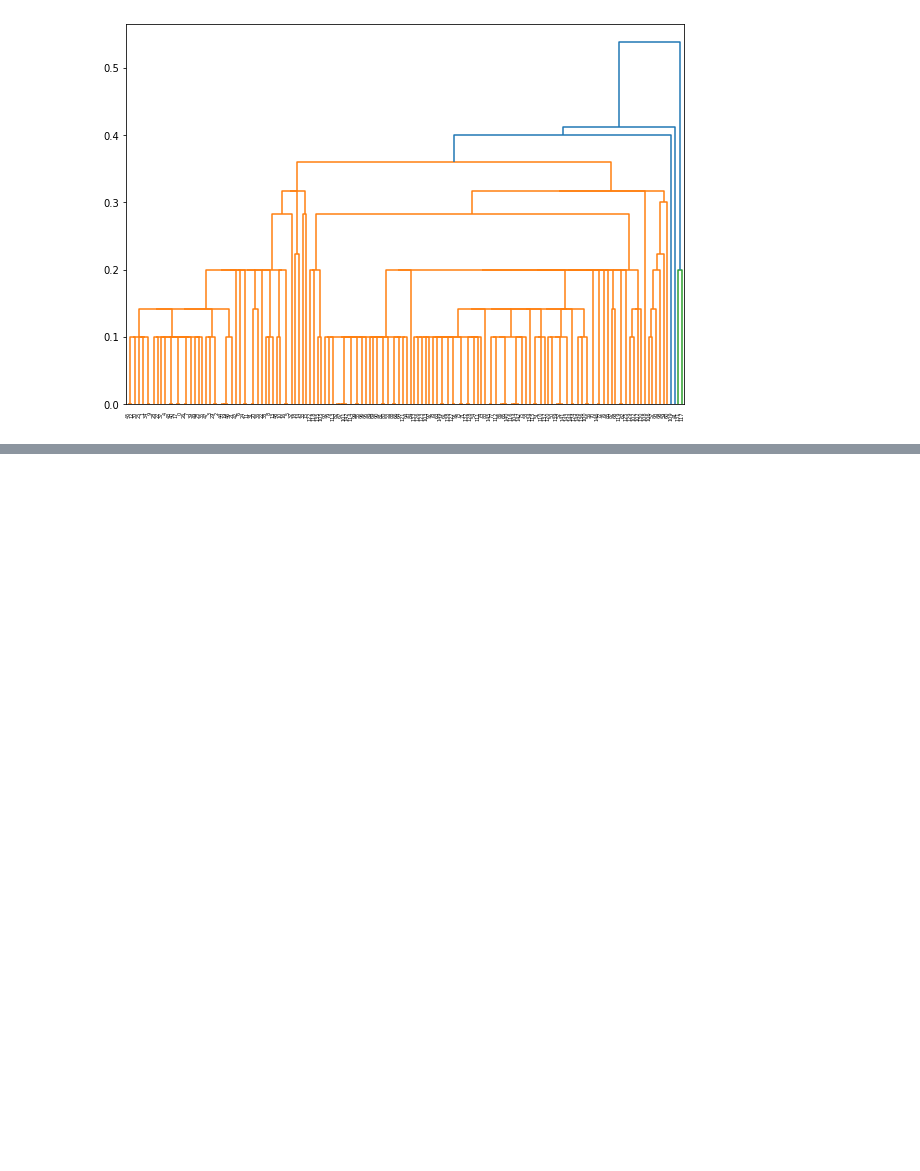
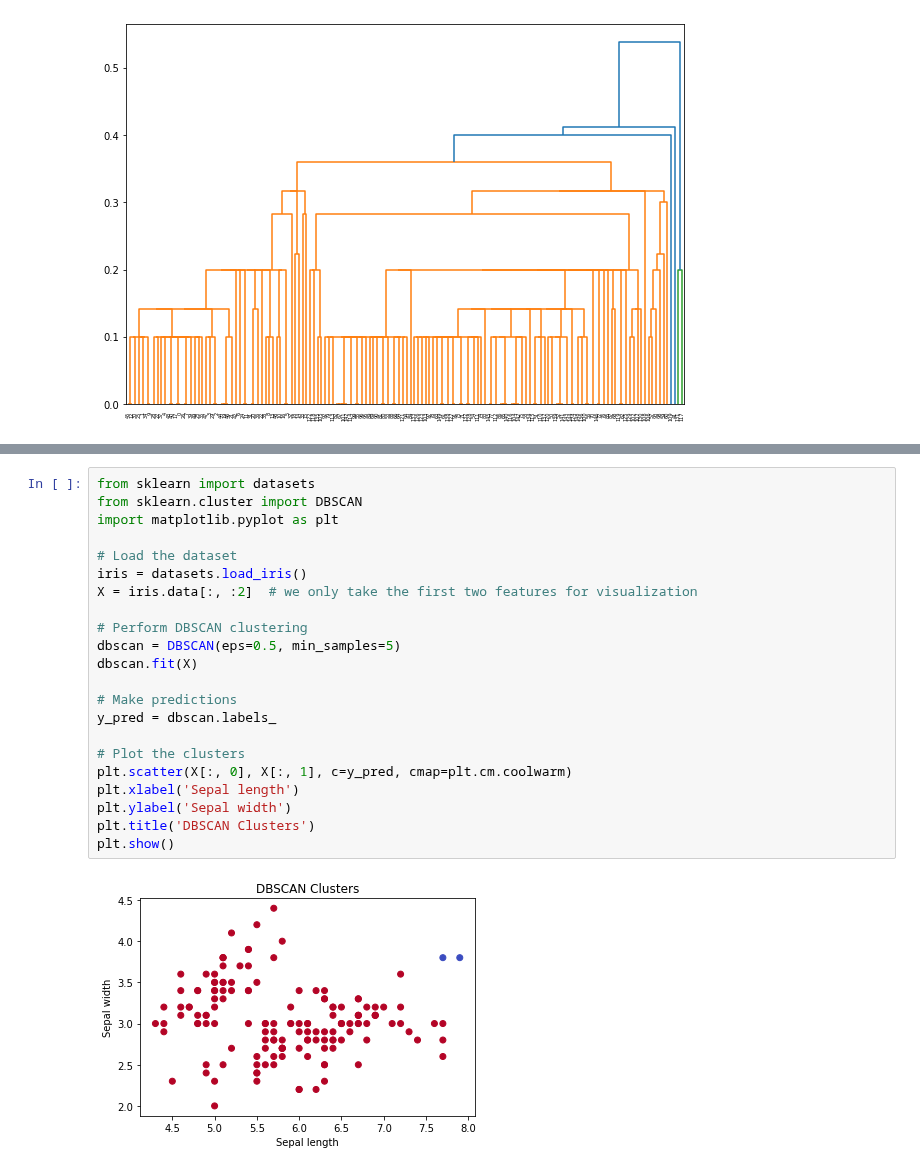
Before and after one commit to diegopacheco/ai-playground, a Jupyter notebook: pocs/concepts/traditionalai.ipynb, the cells around one changed output, grey strips where cells are left out. Saved outputs shown, nothing was run; the diff lists cells and outputs as text; blank space fills up the shorter version.

```diff
--- a/pocs/concepts/traditionalai.ipynb
+++ b/pocs/concepts/traditionalai.ipynb
@@ -432,0 +442,24 @@ Useful for:
+# %%
+from sklearn import datasets
+from sklearn.cluster import DBSCAN
+import matplotlib.pyplot as plt
+
+# Load the dataset
+iris = datasets.load_iris()
+X = iris.data[:, :2]  # we only take the first two features for visualization
+
+# Perform DBSCAN clustering
+dbscan = DBSCAN(eps=0.5, min_samples=5)
+dbscan.fit(X)
+
+# Make predictions
+y_pred = dbscan.labels_
+
+# Plot the clusters
+plt.scatter(X[:, 0], X[:, 1], c=y_pred, cmap=plt.cm.coolwarm)
+plt.xlabel('Sepal length')
+plt.ylabel('Sepal width')
+plt.title('DBSCAN Clusters')
+plt.show()
+# %% [output]
+[figure, added]
```
Also changed, not shown: parts of 6 cells of this notebook.
